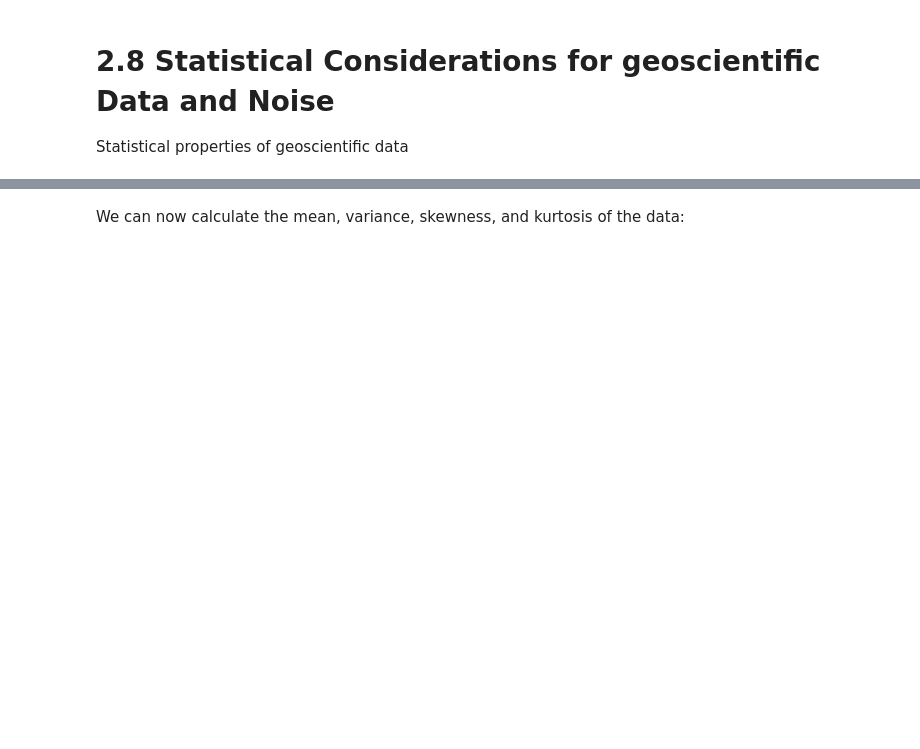
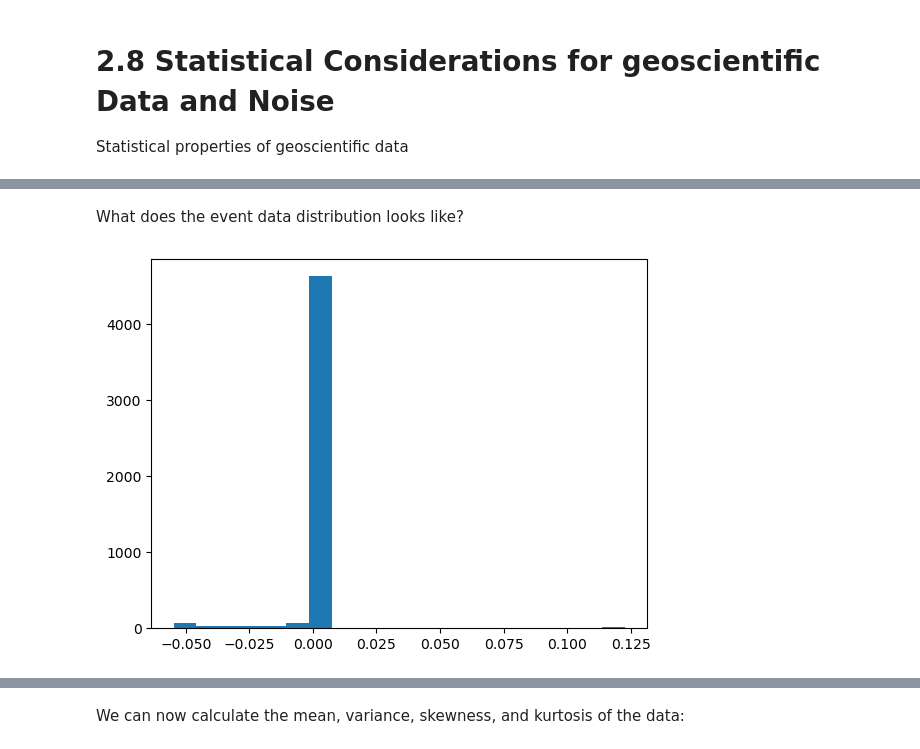
Before and after one commit to geo-smart/mlgeo, a Jupyter notebook: book/Chapter2-DataManipulation/2.8_statistical_considerations.ipynb, the cells around one changed output, grey strips where cells are left out. Saved outputs shown, nothing was run; the diff lists cells and outputs as text; code cells hidden in the pictures; blank space fills up the shorter version.

```diff
--- a/book/Chapter2-DataManipulation/2.8_statistical_considerations.ipynb
+++ b/book/Chapter2-DataManipulation/2.8_statistical_considerations.ipynb
@@ -82,0 +135,6 @@ def central_moment(X, k):
+# %% [markdown]
+What does the event data distribution looks like?
+# %%
+plt.hist(sa,bins=20);
+# %% [output]
+[figure, added]
```
Also changed, not shown: parts of 37 cells of this notebook, 3 other files.
